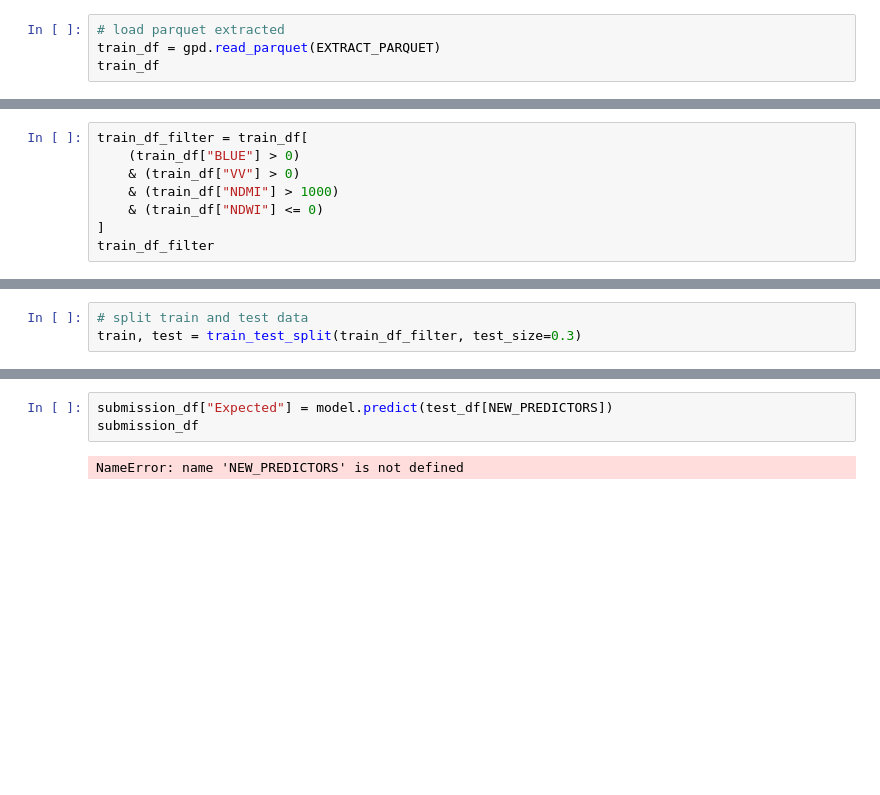
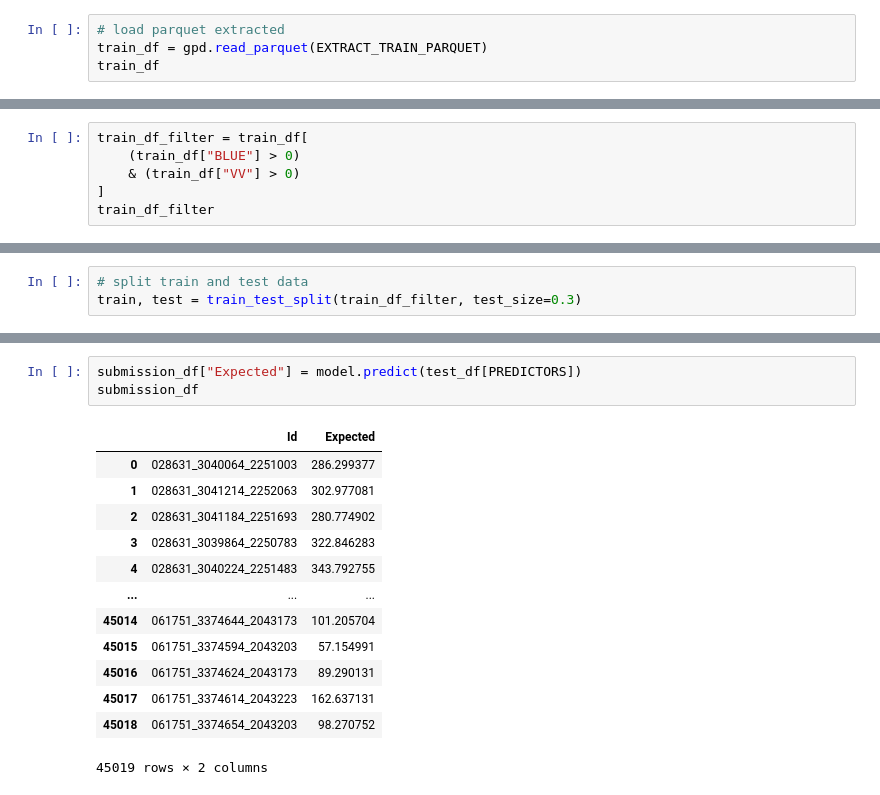
Before and after one commit to ramiqcom/opengeohub-summerschool-2026, a Jupyter notebook: notebook/3b.modelling.ipynb, the cells around one changed output, grey strips where cells are left out. Saved outputs shown, nothing was run; the diff lists cells and outputs as text; blank space fills up the shorter version.

Commit message:
first model better

```diff
--- a/notebook/3b.modelling.ipynb
+++ b/notebook/3b.modelling.ipynb
@@ -39,7 +40,7 @@ PREDICTORS = [*BANDS_S2, *BANDS_S1, *INDICES_BANDS]
 LABEL = "biomass"
 # %%
 # load parquet extracted
-train_df = gpd.read_parquet(EXTRACT_PARQUET)
+train_df = gpd.read_parquet(EXTRACT_TRAIN_PARQUET)
 train_df
 # %% [output]
 |  | x | y | year | biomass | tile_id | geometry | BLUE | GREEN | RED | NIR | SWIR1 | ... |
@@ -89,8 +90,6 @@ train_df
 train_df_filter = train_df[
     (train_df["BLUE"] > 0)
     & (train_df["VV"] > 0)
-    & (train_df["NDMI"] > 1000)
-    & (train_df["NDWI"] <= 0)
 ]
 train_df_filter
 # %% [output]
@@ -181,8 +209,20 @@ FileNotFoundError: [Errno 2] No such file or directory: '../data/sample_submissi
 # %%
-submission_df["Expected"] = model.predict(test_df[NEW_PREDICTORS])
+submission_df["Expected"] = model.predict(test_df[PREDICTORS])
 submission_df
 # %% [output]
+|  | Id | Expected |
+| 0 | 028631_3040064_2251003 | 286.299377 |
+| 1 | 028631_3041214_2252063 | 302.977081 |
+| 2 | 028631_3041184_2251693 | 280.774902 |
+| 3 | 028631_3039864_2250783 | 322.846283 |
+| 4 | 028631_3040224_2251483 | 343.792755 |
+| ... | ... | ... |
+| 45014 | 061751_3374644_2043173 | 101.205704 |
+| 45015 | 061751_3374594_2043203 | 57.154991 |
+| 45016 | 061751_3374624_2043173 | 89.290131 |
+| 45017 | 061751_3374614_2043223 | 162.637131 |
+| 45018 | 061751_3374654_2043203 | 98.270752 |
-NameError: name 'NEW_PREDICTORS' is not defined
+45019 rows × 2 columns
 # %%
 RESULT_CSV = f"{OUTPUT_PREFIX}/results_{MODEL_NAME}.csv"
 submission_df.to_csv(RESULT_CSV, index=False)
```
Also changed, not shown: parts of 9 cells of this notebook, 2 other files.
